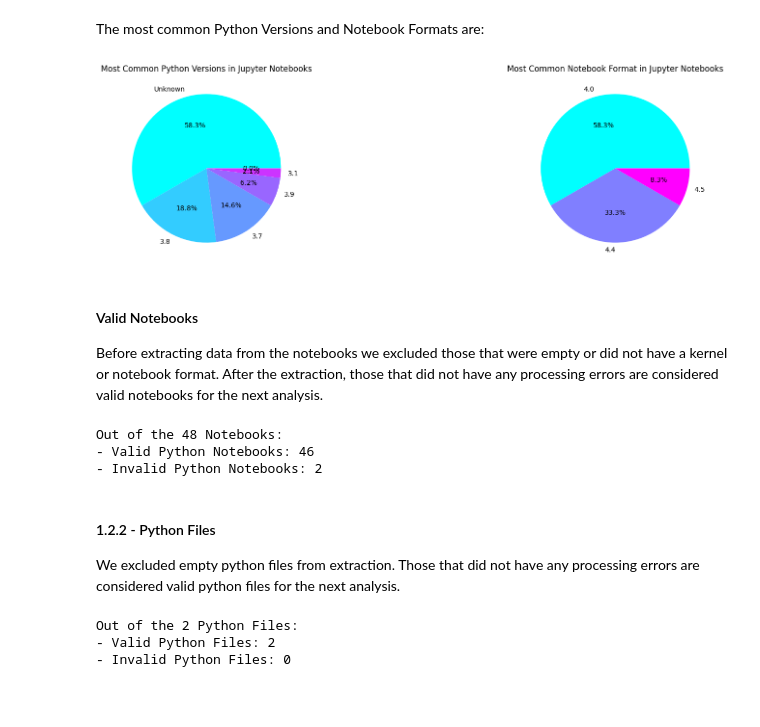
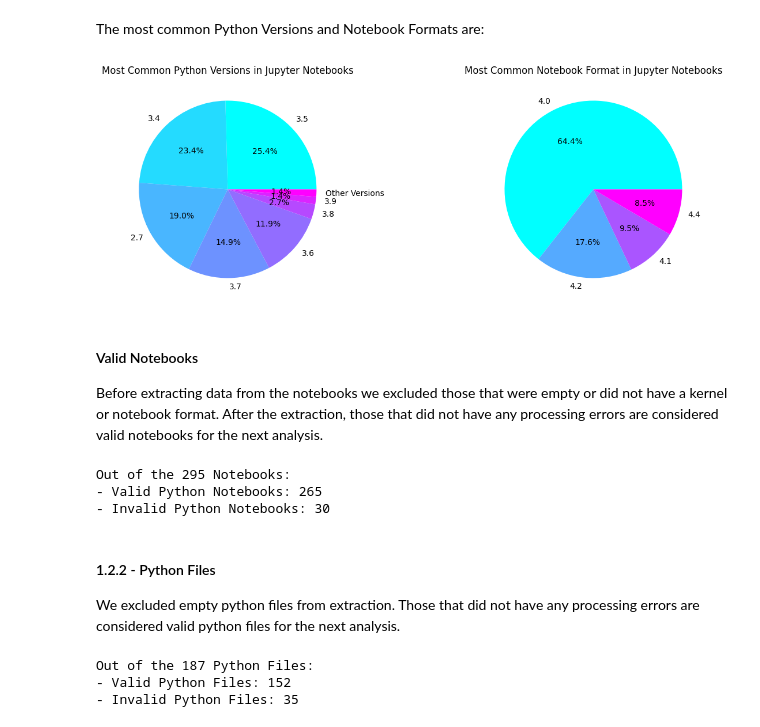
Before and after one commit to dew-uff/dsmining, a Jupyter notebook: src/analyzes/a3_selected.ipynb, the cells around one changed output. Drawn from its saved outputs; the diff is of its cells as text; code cells hidden in the pictures; blank space fills up the shorter version.

```diff
--- a/src/analyzes/a3_selected.ipynb
+++ b/src/analyzes/a3_selected.ipynb
@@ -14,7 +21,7 @@ After filtering repositories that are likely courses we will analyze the remanin
 # %%
 with connect() as session:
     queries = pd.read_sql_table("queries", session.connection())
-    filtered = queries[(queries["state"] ==  QUERY_FILTERED) |
-                       (queries["state"] == QUERY_SELECTED)]
-print('Total of Repositories Filtered: ',len(filtered))
+
+selected = queries[(queries["state"] == QUERY_SELECTED)]
+print('Total of Repositories Selected: ', len(selected))
 # %% [output]
@@ -118,19 +72,19 @@ python_notebooks = notebooks.query("language == 'python'")
 # %% [markdown]
 The most common Python Versions and Notebook Formats are:
 # %%
-fig4, axes = plt.subplots(ncols=2, figsize=(20,5))
+fig2, ax2 = plt.subplots(ncols=2, figsize=(15,5))
 python_version = get_python_version(python_notebooks)
-python_version.plot.pie(ax=axes[0], y="Notebooks", title="Most Common Python Versions in Jupyter Notebooks",
+python_version.plot.pie(ax=ax2[0], y="Notebooks", title="Most Common Python Versions in Jupyter Notebooks",
              labels=python_version["Versions"], ylabel='',cmap="cool",
              autopct='%1.1f%%', ).get_legend().remove()
 
 nb_format = python_notebooks.nbformat.value_counts(dropna=False)\
         .rename_axis('Formats').to_frame("Notebooks").reset_index(level=0)
-nb_format.plot.pie(ax=axes[1], y="Notebooks", title="Most Common Notebook Format in Jupyter Notebooks",
+nb_format.plot.pie(ax=ax2[1], y="Notebooks", title="Most Common Notebook Format in Jupyter Notebooks",
              labels=nb_format["Formats"], ylabel='',cmap="cool",
              autopct='%1.1f%%', ).get_legend().remove()
 # %% [output]
-[figure, old version]
+[figure, new version]
 # %% [markdown]
 #### Valid Notebooks
 Before extracting data from the notebooks we excluded those that were empty or did not have a kernel or notebook format.
@@ -144,9 +98,9 @@ with connect() as session:
     print('- Valid Python Notebooks: {}'.format(valid_notebooks))
     print('- Invalid Python Notebooks: {}'.format(len(python_notebooks)-valid_notebooks))
 # %% [output]
-Out of the 48 Notebooks:
-- Valid Python Notebooks: 46
-- Invalid Python Notebooks: 2
+Out of the 295 Notebooks:
+- Valid Python Notebooks: 265
+- Invalid Python Notebooks: 30
 # %% [markdown]
 #### 1.2.2 - Python Files
 We excluded empty python files from extraction. Those that did not have any processing errors are considered valid python files for the next analysis.
@@ -159,6 +113,6 @@ with connect() as session:
     print('- Valid Python Files: {}'.format(valid_python_files))
     print('- Invalid Python Files: {}'.format(len(python_files)-valid_python_files))
 # %% [output]
-Out of the 2 Python Files:
-- Valid Python Files: 2
-- Invalid Python Files: 0
+Out of the 187 Python Files:
+- Valid Python Files: 152
+- Invalid Python Files: 35
```
Also changed, not shown: parts of 40 cells of this notebook, 4 other files.
